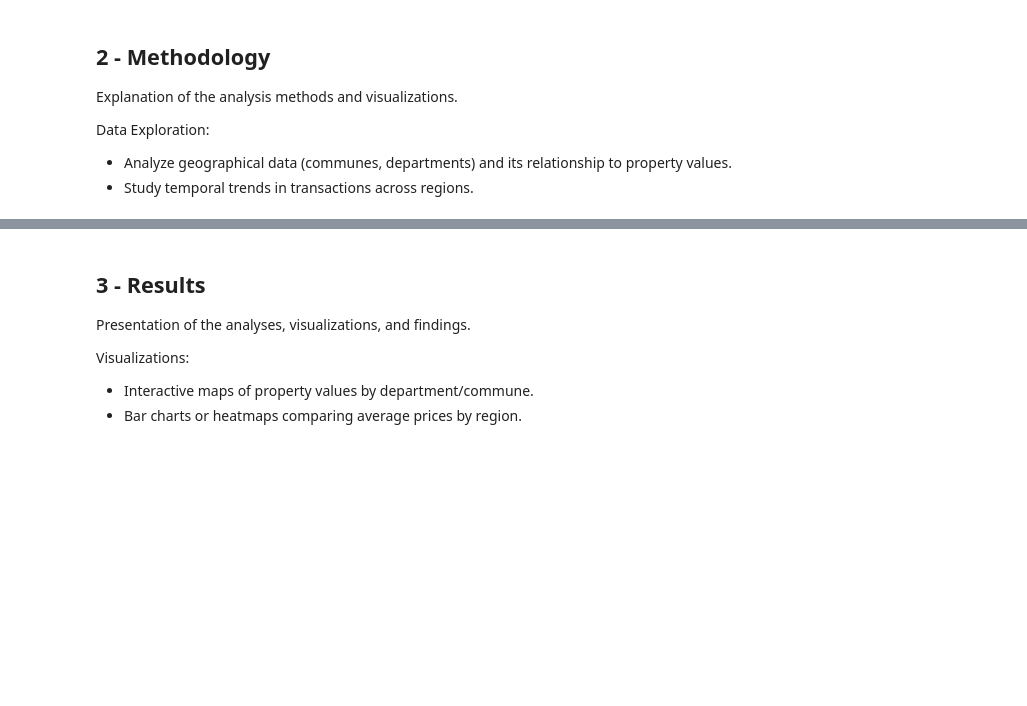
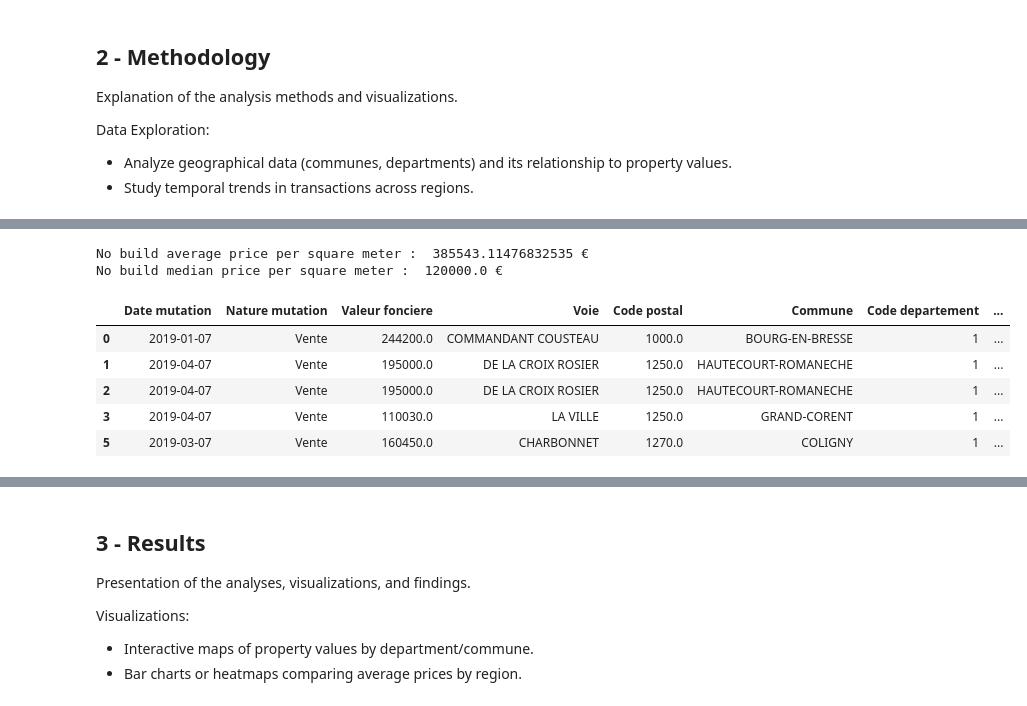
Before and after one commit to Kal3idoscope/Land-data-analysis-French-market, a Jupyter notebook: geographical_comparisons.ipynb, the cells around one changed output, grey strips where cells are left out. Drawn from its saved outputs; the diff is of its cells as text; code cells hidden in the pictures; blank space fills up the shorter version.

```diff
--- a/geographical_comparisons.ipynb
+++ b/geographical_comparisons.ipynb
@@ -98,0 +113,23 @@ import pandas as pd
+# %%
+#### ANALISYS OF WHEN THERE'S NO BUILD ####
+df_no_build = df_geo[df_geo['Surface reelle bati']==0]
+mean_no_build = df_no_build['Valeur fonciere'].mean()
+median_no_build = df_no_build['Valeur fonciere'].median()
+
+print('No build average price per square meter : ', mean_no_build, '€')
+print('No build median price per square meter : ', median_no_build, '€')
+# %% [output]
+No build average price per square meter :  385543.11476832535 €
+No build median price per square meter :  120000.0 €
+# %%
+#### DELETE THE INF ####
+df_geo['price_per_sq_meter'] = df_geo['price_per_sq_meter'].replace([np.inf, -np.inf], np.nan)
+df_geo.dropna(subset=['price_per_sq_meter'], inplace=True)
+df_geo.head()
+# %% [output]
+|  | Date mutation | Nature mutation | Valeur fonciere | Voie | Code postal | Commune | Code departement | ... |
+| 0 | 2019-01-07 | Vente | 244200.0 | COMMANDANT COUSTEAU | 1000.0 | BOURG-EN-BRESSE | 1 | ... |
+| 1 | 2019-04-07 | Vente | 195000.0 | DE LA CROIX ROSIER | 1250.0 | HAUTECOURT-ROMANECHE | 1 | ... |
+| 2 | 2019-04-07 | Vente | 195000.0 | DE LA CROIX ROSIER | 1250.0 | HAUTECOURT-ROMANECHE | 1 | ... |
+| 3 | 2019-04-07 | Vente | 110030.0 | LA VILLE | 1250.0 | GRAND-CORENT | 1 | ... |
+| 5 | 2019-03-07 | Vente | 160450.0 | CHARBONNET | 1270.0 | COLIGNY | 1 | ... |
```
Also changed, not shown: parts of 7 cells of this notebook.
